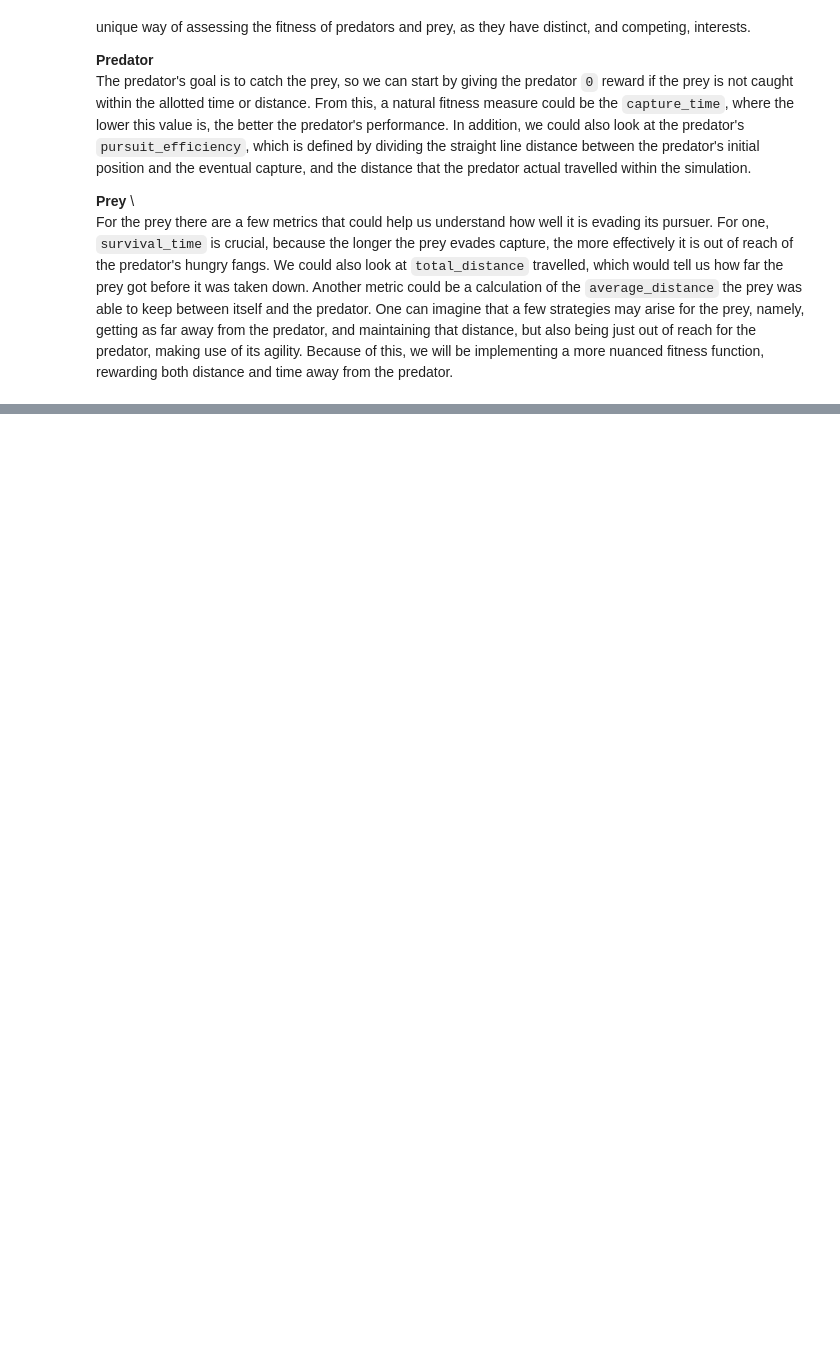
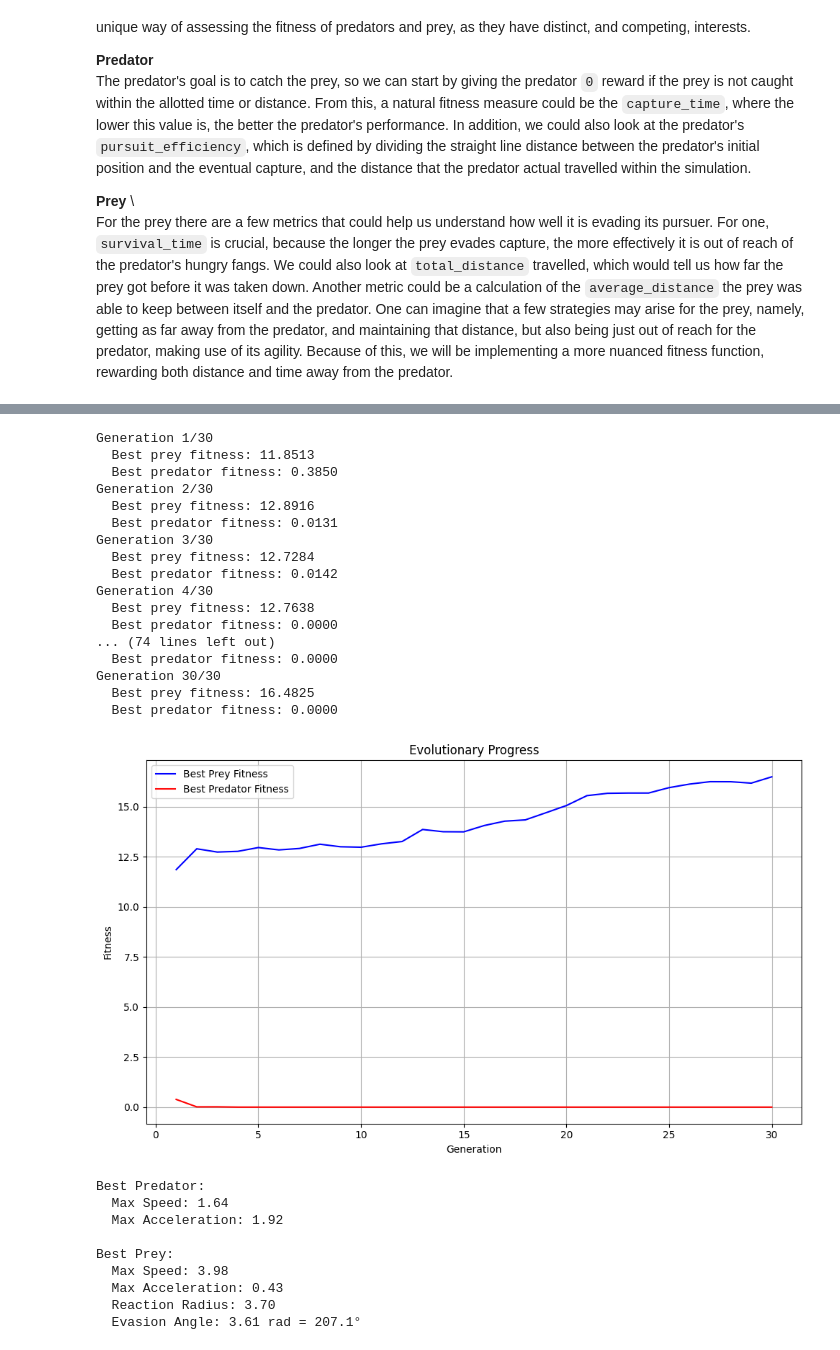
Before and after one commit to quercia-dev/pursuit-curves, a Jupyter notebook: 01_EvolutionaryAlgorithm.ipynb, the cells around one changed output, grey strips where cells are left out. Cells and saved outputs as stored; diff of their text form; code cells hidden in the pictures; blank space fills up the shorter version.

```diff
--- a/01_EvolutionaryAlgorithm.ipynb
+++ b/01_EvolutionaryAlgorithm.ipynb
@@ -26,8 +31,8 @@ class PredatorGenome:
         self.max_speed = 0.0
         self.max_acceleration = 0.0
 
-        self.prediction_factor = 0.0
-        self.pursuit_strategy = 0.0
+        #self.prediction_factor = 0.0
+        #self.pursuit_strategy = 0.0
 
 class PreyGenome:
     def __init__(self):
@@ -37,7 +42,7 @@ class PreyGenome:
         self.react_radius = 0.0
         self.evasion_angle = 0.0
 
-        # experiment with pursuit strategy ?
+        # experiment with evasion strategy ?
 # %% [markdown]
 ## Fitness Function
 
@@ -69,8 +74,8 @@ def predator_fitness(simulation_result, w_time=0.5, w_eff=0.5):
     return (capture_time * w_time) + (pursuit_efficiency * w_eff)
 
 # Prey Fitness
-def prey_fitness(simulation_result, params, w_surv=0.6, w_avgd=0.2, w_totd=0.2):
-    survival_time = simulation_result.steps_until_capture * params['dt']
+def prey_fitness(simulation_result, w_surv=0.6, w_avgd=0.2, w_totd=0.2):
+    survival_time = simulation_result.steps_until_capture * simulation_result.params['dt']
     avg_distance = np.mean(positive_distance(simulation_result.state))
     prey_positions = simulation_result.state[:, 1, 0, :]
     total_distance = np.sum(np.linalg.norm(prey_positions[1:] - prey_positions[:-1], axis=1))
@@ -82,0 +381,70 @@ Next we need to define the evolutionary operators: selection, crossover, and mut
+# %%
+simulation_params = {
+        'n_steps': 1000,
+        'dt': 0.01,
+        'R_kill': 0.1,  # Distance at which prey is considered captured
+        'R_react': 2.0,  # Default reaction radius (will be overridden by prey genome)
+        'pred_acc': 1.0,  # Default predator acceleration (will be overridden by predator genome)
+        'prey_acc': 0.8,  # Default prey acceleration (will be overridden by prey genome)
+        'pred_speed_max': 1.5,  # Default predator max speed (will be overridden by predator genome)
+        'prey_speed_max': 2.0   # Default prey max speed (will be overridden by prey genome)
+    }
+
+# Run evolution with smaller populations for quicker testing
+prey_pop, pred_pop, prey_history, pred_history, best_prey_history, best_pred_history = evolve(
+simulation_params,
+prey_pop_size=20,
+pred_pop_size=20,
+generations=30
+)
+
+# Visualize evolution progress
+visualize_evolution(prey_history, pred_history)
+
+# Get best individuals from final generation
+best_prey = best_prey_history[-1]
+best_pred = best_pred_history[-1]
+
+# Print their characteristics
+print("\nBest Predator:")
+print(f"  Max Speed: {best_pred.max_speed:.2f}")
+print(f"  Max Acceleration: {best_pred.max_acceleration:.2f}")
+#print(f"  Prediction Factor: {best_pred.prediction_factor:.2f}")
+#print(f"  Pursuit Strategy: {best_pred.pursuit_strategy:.2f}")
+
+print("\nBest Prey:")
+print(f"  Max Speed: {best_prey.max_speed:.2f}")
+print(f"  Max Acceleration: {best_prey.max_acceleration:.2f}")
+print(f"  Reaction Radius: {best_prey.react_radius:.2f}")
+print(f"  Evasion Angle: {best_prey.evasion_angle:.2f} rad = {best_prey.evasion_angle * 180 / np.pi:.1f}°")
+
+# Visualize a simulation with the best individuals
+visualize_best_simulation(best_pred, best_prey, simulation_params)
+# %% [output]
+Generation 1/30
+  Best prey fitness: 11.8513
+  Best predator fitness: 0.3850
+Generation 2/30
+  Best prey fitness: 12.8916
+  Best predator fitness: 0.0131
+Generation 3/30
+  Best prey fitness: 12.7284
+  Best predator fitness: 0.0142
+Generation 4/30
+  Best prey fitness: 12.7638
+  Best predator fitness: 0.0000
+... (74 lines left out)
+  Best predator fitness: 0.0000
+Generation 30/30
+  Best prey fitness: 16.4825
+  Best predator fitness: 0.0000
+[figure, added]
+Best Predator:
+  Max Speed: 1.64
+  Max Acceleration: 1.92
+
+Best Prey:
+  Max Speed: 3.98
+  Max Acceleration: 0.43
+  Reaction Radius: 3.70
+  Evasion Angle: 3.61 rad = 207.1°
```
Also changed, not shown: parts of 10 cells of this notebook.
